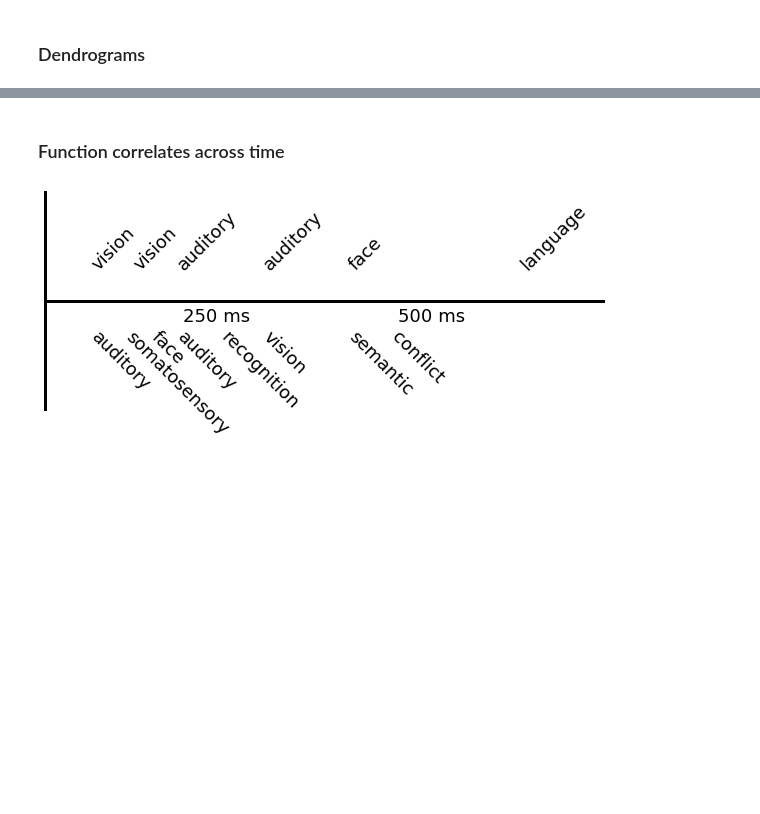
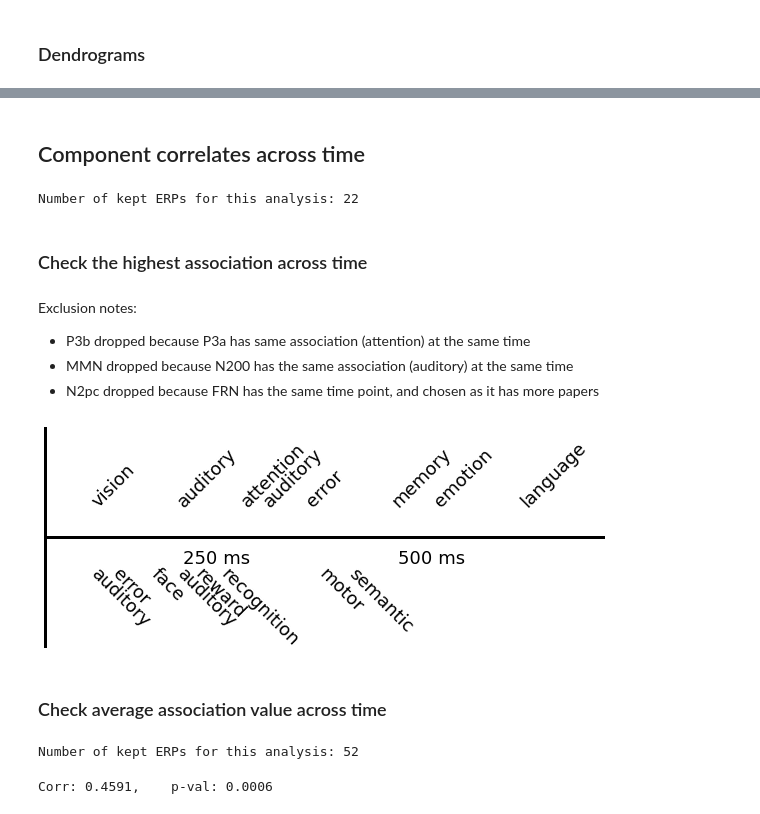
Before and after one commit to weblearn22/ERPscanr, a Jupyter notebook: notebooks/04-CountsCognitive.ipynb, the cells around one changed output, grey strips where cells are left out. Cells and saved outputs as stored; diff of their text form; code cells hidden in the pictures; blank space fills up the shorter version.

Commit message:
re-run for collection & add lat-corr

```diff
--- a/notebooks/04-CountsCognitive.ipynb
+++ b/notebooks/04-CountsCognitive.ipynb
@@ -293,2 +297,2 @@ plot_dendrogram(counts, attribute='score', transpose=True, figsize=(6, 8),
 # %% [markdown]
-### Function correlates across time
+## Component correlates across time
@@ -298,9 +299,42 @@ counts.compute_score('normalize')
+# %%
+# Reload, and recompute normalized score, and drop sparse components
+counts = load_object('counts_' + name, directory=db)
+counts.compute_score('normalize')
+counts.drop_data(250)
+print('Number of kept ERPs for this analysis: {}'.format(len(counts.terms['A'].labels)))
+# %% [output]
+Number of kept ERPs for this analysis: 22
+# %%
+# Load canonical latency information
+labels = load_txt_file('erp_labels.txt', term_dir, split_elements=False)
+latencies = load_txt_file('latencies.txt', term_dir, split_elements=False)
+latency_dict = {label : latency.split(', ') for label, latency in zip(labels, latencies)}
+# %% [markdown]
+### Check the highest association across time
 # %%
 # Get the time and polarity information for the ERPs
-time_associations = get_time_associations(counts)
+time_associations = get_time_associations(counts, latency_dict)
+# %%
+# Set ERPs to drop from this analysis
+exclude = ['P3b', 'MMN', 'N2pc']
+# %% [markdown]
+Exclusion notes:
+- P3b dropped because P3a has same association (attention) at the same time
+- MMN dropped because N200 has the same association (auditory) at the same time
+- N2pc dropped because FRN has the same time point, and chosen as it has more papers
 # %%
 # Plot time associations
-plot_time_associations(time_associations, #figsize=(8, 4),
-                       save_fig=SAVE_FIG, file_name=name+'_time.pdf', directory=figs_dir)
+plot_time_associations(time_associations, exclude=exclude,
+                       save_fig=SAVE_FIG, file_name=name + '_time.pdf', directory=figs_dir)
 # %% [output]
-[figure, old version]
+[figure, new version]
+# %% [markdown]
+### Check average association value across time
+# %%
+# Reload the counts object
+counts = load_object('counts_' + name, directory=db)
+counts.compute_score('normalize')
+counts.drop_data(50)
+print('Number of kept ERPs for this analysis: {}'.format(len(counts.terms['A'].labels)))
+# %% [output]
+Number of kept ERPs for this analysis: 52
@@ -306,0 +350,5 @@ plot_time_associations(time_associations, #figsize=(8, 4),
+# %%
+# Check the correlation between latency and average association score
+print('Corr: {:2.4f}, \t p-val: {:2.4f}'.format(*spearmanr(latencies, avgs)))
+# %% [output]
+Corr: 0.4591,    p-val: 0.0006
```
Also changed, not shown: parts of 29 cells of this notebook, 1 other file.
